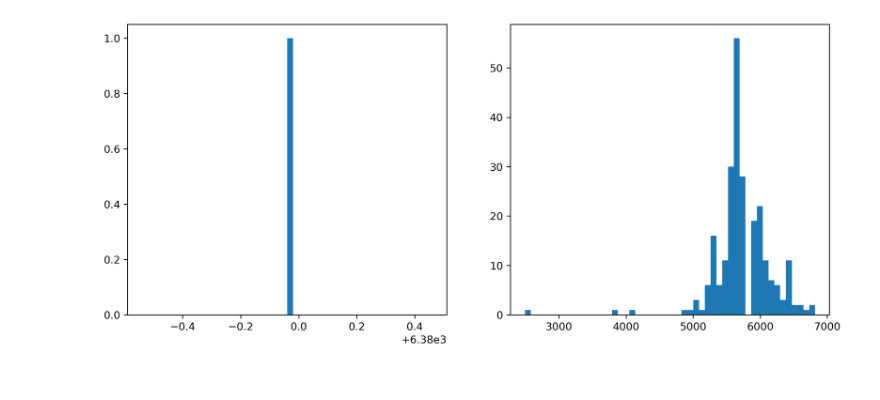
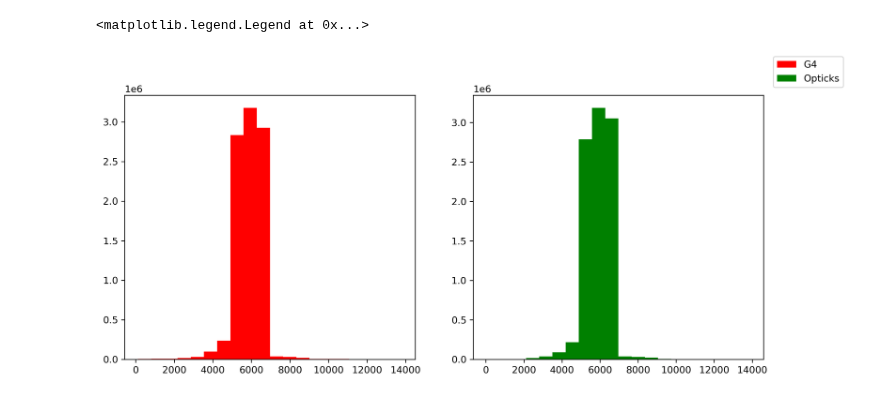
Before and after one commit to nuRiceLab/OpticalSims, a Jupyter notebook: Analysis/G4andOpticksHitsTest.ipynb, the cells around one changed output. Drawn from its saved outputs; the diff is of its cells as text; code cells hidden in the pictures.

```diff
--- a/Analysis/G4andOpticksHitsTest.ipynb
+++ b/Analysis/G4andOpticksHitsTest.ipynb
@@ -54,9 +65,11 @@ _=plt.hist2d(G4Result['z'],G4Result['y'],bins=100,cmin=0,cmax=10,cmap="inferno")
 # %%
 fig,p=plt.subplots(1,2,dpi=300,figsize=(12,5))
-_=p[0].hist(G4Result['z'],bins=50)
-_=p[1].hist(OptResult['z'],bins=50)
+_=p[0].hist(G4Result['z'],bins=20,label="G4",color="red")
+_=p[1].hist(OptResult['z'],bins=20,label="Opticks",color="green")
+fig.legend()
 # %% [output]
+<matplotlib.legend.Legend at 0x...>
-[figure, old version]
+[figure, new version]
 # %%
 plt.plot(PhotonInfo["OScintPhotons"],PhotonInfo["Time"],color="red",linestyle='-',marker='o',label="Opticks")
 plt.plot(PhotonInfo["G4ScintPhotons"],PhotonInfo["Time"],color="green",linestyle='-',marker='o',label="G4")
```
Also changed, not shown: parts of 6 cells of this notebook, 21 other files.
